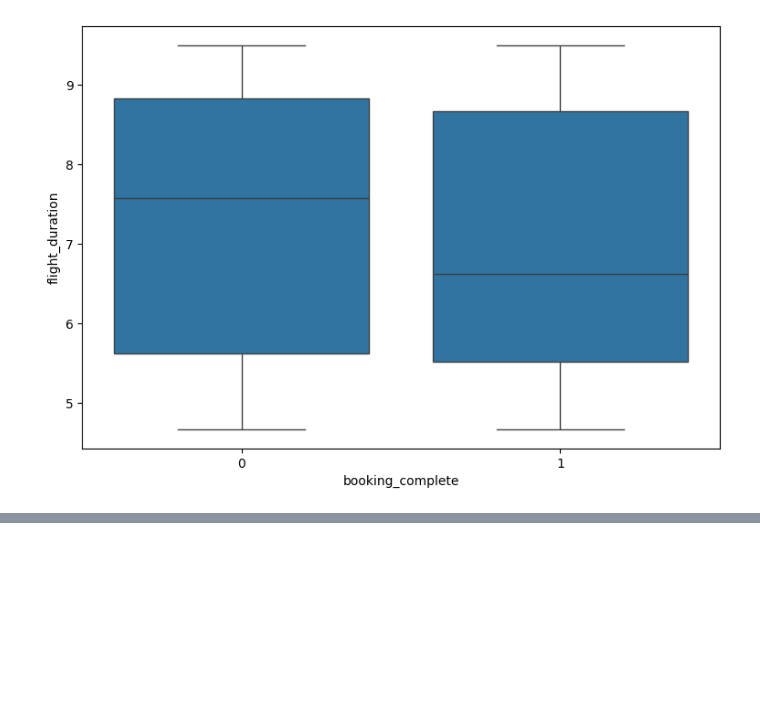
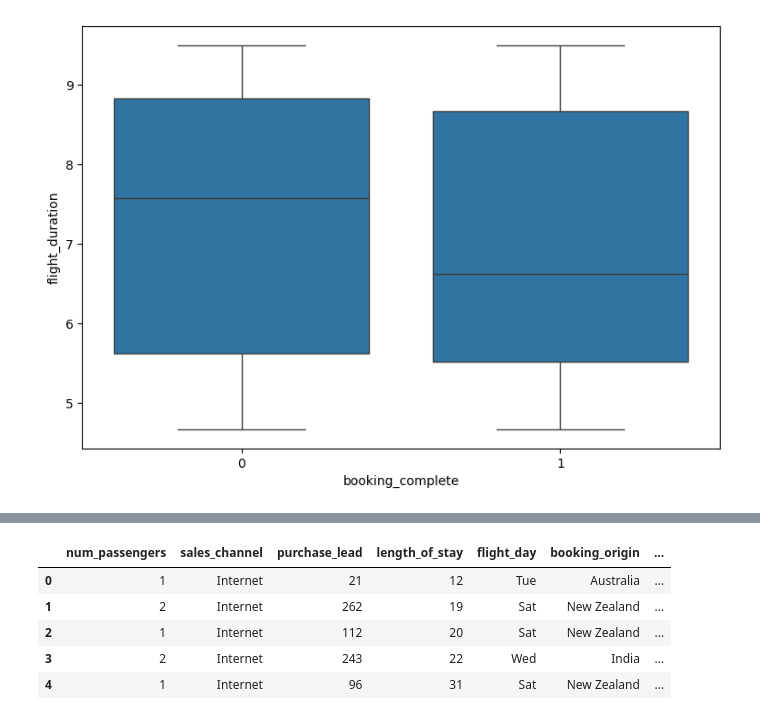
Before and after one commit to ratmeow/ml_lr2, a Jupyter notebook: lr2.ipynb, the cells around one changed output, grey strips where cells are left out. Saved outputs shown, nothing was run; the diff lists cells and outputs as text; code cells hidden in the pictures; blank space fills up the shorter version.

```diff
--- a/lr2.ipynb
+++ b/lr2.ipynb
@@ -75,0 +176,13 @@ ValueError: could not convert string to float: 'Internet'
+# %%
+data_to_process = data.copy()
+# %%
+data_to_process.drop(columns=['trip_type', 'route'], inplace=True)
+# %%
+data_to_process.head()
+# %% [output]
+|  | num_passengers | sales_channel | purchase_lead | length_of_stay | flight_day | booking_origin | ... |
+| 0 | 1 | Internet | 21 | 12 | Tue | Australia | ... |
+| 1 | 2 | Internet | 262 | 19 | Sat | New Zealand | ... |
+| 2 | 1 | Internet | 112 | 20 | Sat | New Zealand | ... |
+| 3 | 2 | Internet | 243 | 22 | Wed | India | ... |
+| 4 | 1 | Internet | 96 | 31 | Sat | New Zealand | ... |
```
Also changed, not shown: parts of 18 cells of this notebook.
